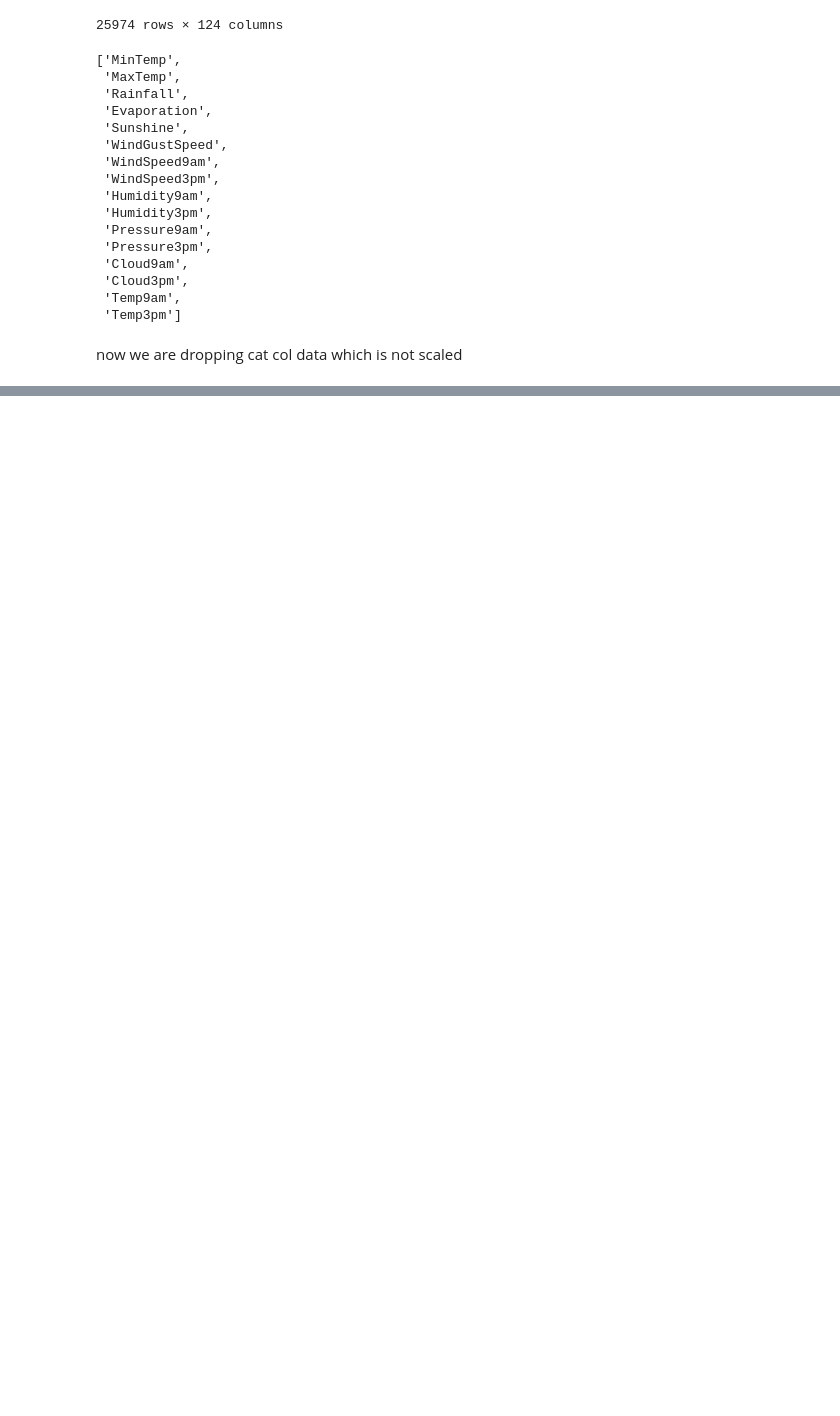
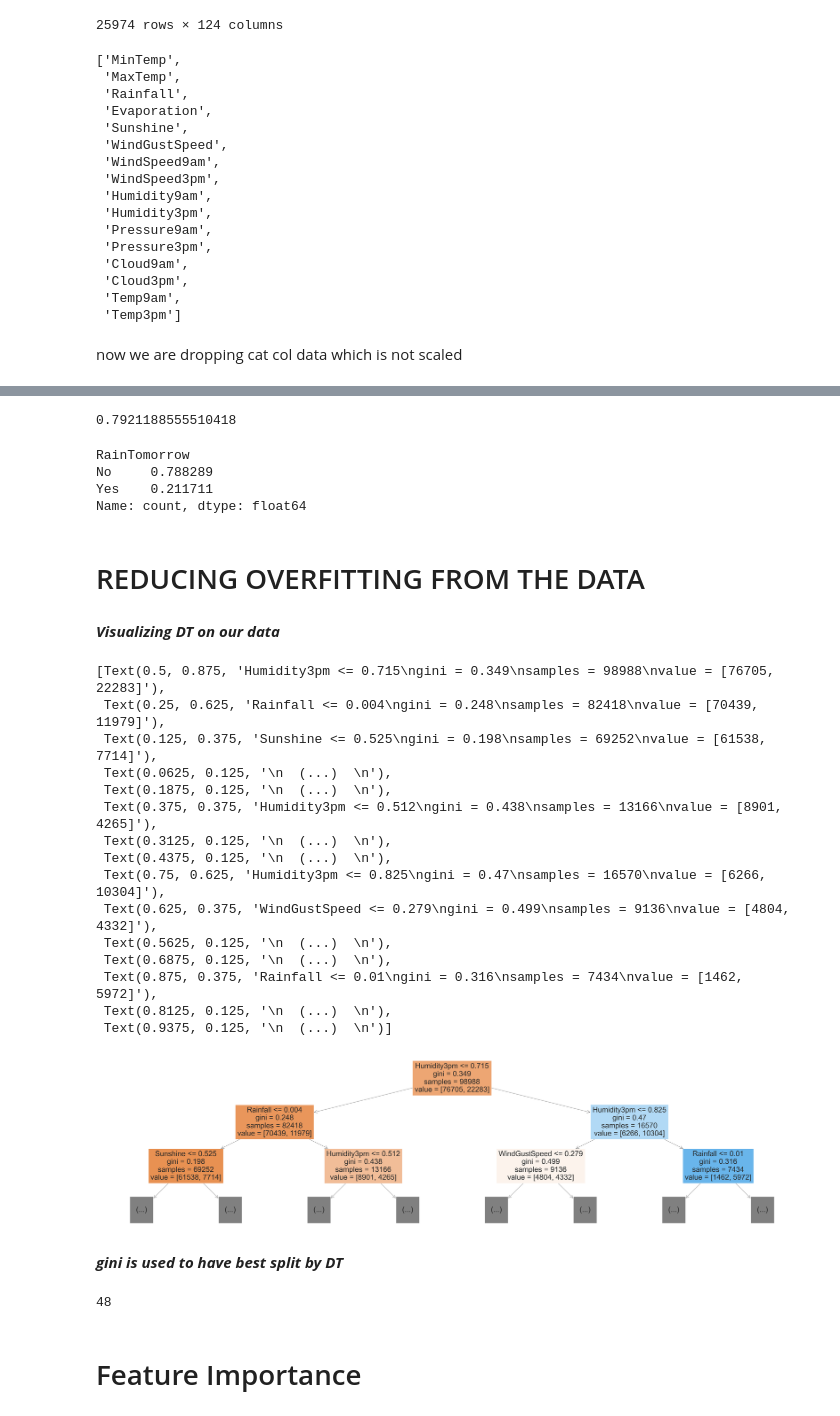
Before and after one commit to TahaDataAlchemy/Projects-Of-Data-Science, a Jupyter notebook: AUSTRALIAN WEATHER PREDICTION USING DECISION TREE CLASIFIER/DECISION TREE CLASSIFIER END TO END .ipynb, the cells around one changed output, grey strips where cells are left out. Drawn from its saved outputs; the diff is of its cells as text; code cells hidden in the pictures; blank space fills up the shorter version.

```diff
--- a/AUSTRALIAN WEATHER PREDICTION USING DECISION TREE CLASIFIER/DECISION TREE CLASSIFIER END TO END .ipynb
+++ b/AUSTRALIAN WEATHER PREDICTION USING DECISION TREE CLASIFIER/DECISION TREE CLASSIFIER END TO END .ipynb
@@ -261,0 +260,2 @@ now we are dropping cat col data which is not scaled
+# %%
+X_train = pd.concat([X_train[num_cols],X_train[encoded_cols]],axis = 1)
@@ -261,0 +264,2 @@ now we are dropping cat col data which is not scaled
+# %%
+X_test = pd.concat([X_test[num_cols],X_test[encoded_cols]],axis = 1)
@@ -261,0 +268,4 @@ now we are dropping cat col data which is not scaled
+# %%
+DT = DecisionTreeClassifier(random_state=42)
+
+DT.fit(X_train,y_train)
@@ -261,0 +300,16 @@ now we are dropping cat col data which is not scaled
+# %%
+#Direct use of score can also show you accuracy cause it is fit on X_train and X_val also have same type of data
+DT.score(X_val,val_target)
+# %% [output]
+0.7921188555510418
+# %%
+val_target.value_counts()/len(val_target)
+# %% [output]
+RainTomorrow
+No     0.788289
+Yes    0.211711
+Name: count, dtype: float64
+# %% [markdown]
+# REDUCING OVERFITTING FROM THE DATA
+# %% [markdown]
+***Visualizing DT on our data***
@@ -261,0 +318,29 @@ now we are dropping cat col data which is not scaled
+# %%
+plt.figure(figsize=(80, 20))
+plot_tree(DT, feature_names=X_test.columns.tolist(), max_depth=2, filled=True)
+# %% [output]
+[Text(0.5, 0.875, 'Humidity3pm <= 0.715\ngini = 0.349\nsamples = 98988\nvalue = [76705, 22283]'),
+ Text(0.25, 0.625, 'Rainfall <= 0.004\ngini = 0.248\nsamples = 82418\nvalue = [70439, 11979]'),
+ Text(0.125, 0.375, 'Sunshine <= 0.525\ngini = 0.198\nsamples = 69252\nvalue = [61538, 7714]'),
+ Text(0.0625, 0.125, '\n  (...)  \n'),
+ Text(0.1875, 0.125, '\n  (...)  \n'),
+ Text(0.375, 0.375, 'Humidity3pm <= 0.512\ngini = 0.438\nsamples = 13166\nvalue = [8901, 4265]'),
+ Text(0.3125, 0.125, '\n  (...)  \n'),
+ Text(0.4375, 0.125, '\n  (...)  \n'),
+ Text(0.75, 0.625, 'Humidity3pm <= 0.825\ngini = 0.47\nsamples = 16570\nvalue = [6266, 10304]'),
+ Text(0.625, 0.375, 'WindGustSpeed <= 0.279\ngini = 0.499\nsamples = 9136\nvalue = [4804, 4332]'),
+ Text(0.5625, 0.125, '\n  (...)  \n'),
+ Text(0.6875, 0.125, '\n  (...)  \n'),
+ Text(0.875, 0.375, 'Rainfall <= 0.01\ngini = 0.316\nsamples = 7434\nvalue = [1462, 5972]'),
+ Text(0.8125, 0.125, '\n  (...)  \n'),
+ Text(0.9375, 0.125, '\n  (...)  \n')]
+[figure, added]
+# %% [markdown]
+***gini is used to have best split by DT***
+# %%
+#it have 48 splits to get leaf notes
+DT.tree_.max_depth
+# %% [output]
+48
+# %% [markdown]
+ # Feature Importance
```
Also changed, not shown: parts of 35 cells of this notebook.
